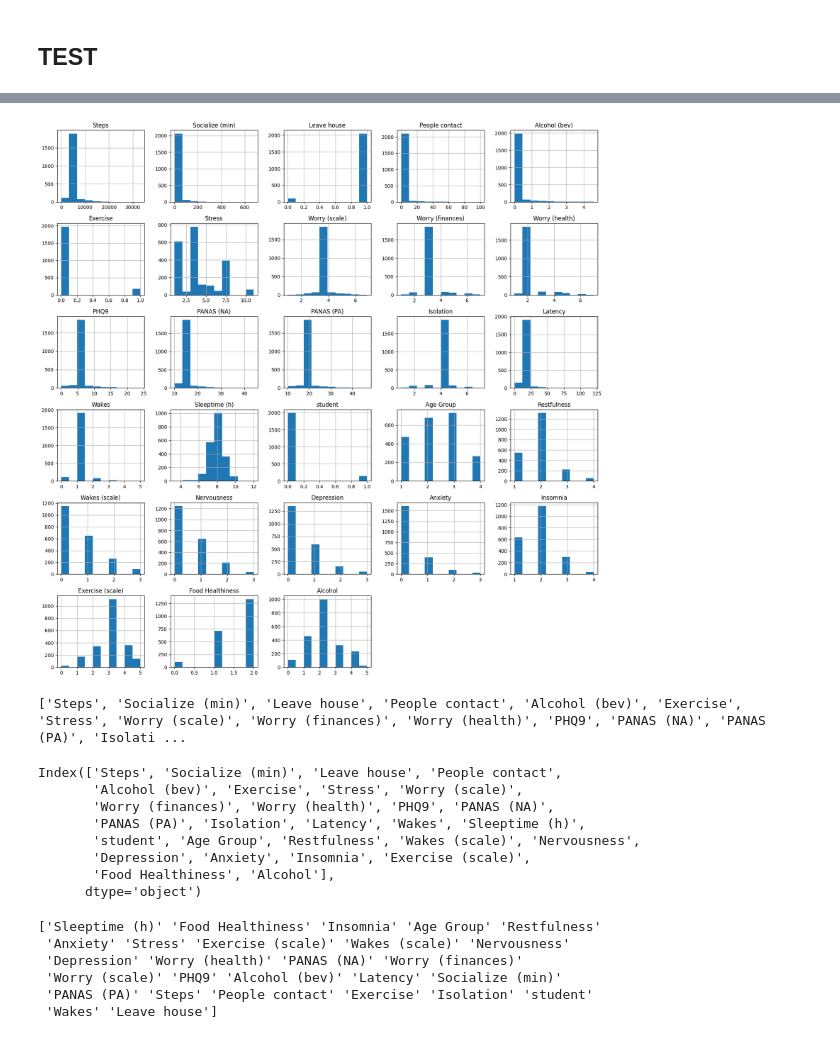
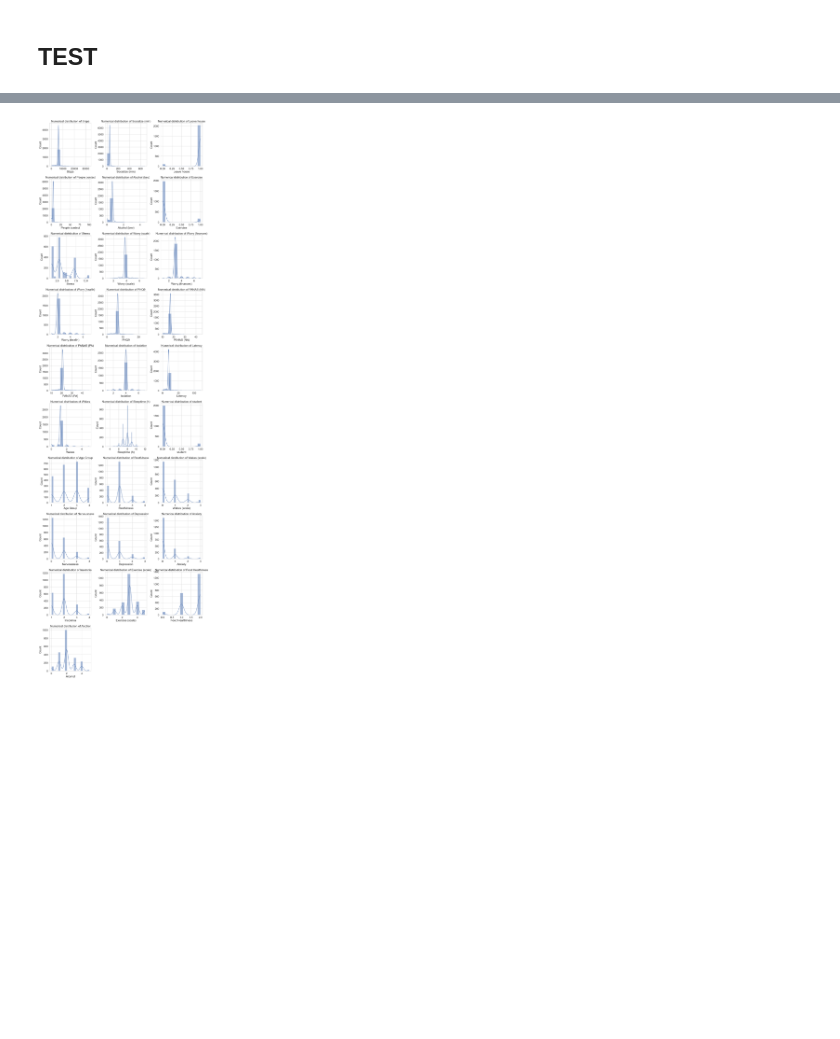
Before and after one commit to heksaani/DataScienceProject, a Jupyter notebook: analysis/randomforest.ipynb, the cells around one changed output, grey strips where cells are left out. Saved outputs shown, nothing was run; the diff lists cells and outputs as text; code cells hidden in the pictures; blank space fills up the shorter version.

```diff
--- a/analysis/randomforest.ipynb
+++ b/analysis/randomforest.ipynb
@@ -101,12 +76,0 @@ dtype: int64
-# %%
-# plot the distribution of the values in the dataset
-df.hist(figsize=(20,20))
-plt.show()
-# %% [output]
-[figure, removed]
-# %%
-# get the columns names
-cols = df.columns.tolist()
-print(cols)
-# %% [output]
-['Steps', 'Socialize (min)', 'Leave house', 'People contact', 'Alcohol (bev)', 'Exercise', 'Stress', 'Worry (scale)', 'Worry (finances)', 'Worry (health)', 'PHQ9', 'PANAS (NA)', 'PANAS (PA)', 'Isolati ...
@@ -125,14 +77,38 @@ cat_columns = ['Age Group', 'Leave house', 'Exercise', 'Stress', 'Worry (health)
-# %%
-print(df.columns)
-# %% [output]
-Index(['Steps', 'Socialize (min)', 'Leave house', 'People contact',
-       'Alcohol (bev)', 'Exercise', 'Stress', 'Worry (scale)',
-       'Worry (finances)', 'Worry (health)', 'PHQ9', 'PANAS (NA)',
-       'PANAS (PA)', 'Isolation', 'Latency', 'Wakes', 'Sleeptime (h)',
-       'student', 'Age Group', 'Restfulness', 'Wakes (scale)', 'Nervousness',
-       'Depression', 'Anxiety', 'Insomnia', 'Exercise (scale)',
-       'Food Healthiness', 'Alcohol'],
-      dtype='object')
+# %%
+# plot the columns:
+# Number of columns you have
+n = len(df.columns)
+
+# Setting up the grid
+ncols = 3  # number of columns in the grid
+nrows = n // ncols  # number of rows in the grid
+if n % ncols != 0:  # add an extra row if needed
+    nrows += 1
+
+fig, axes = plt.subplots(nrows=nrows, ncols=ncols, figsize=(15, 5 * nrows))
+
+# Flatten the axes array to make indexing easier
+axes = axes.flatten()
+
+# Loop through all columns and corresponding subplot
+for i, col in enumerate(df.columns):
+    ax = axes[i]
+
+    if df[col].dtype == 'object':  # Categorical Data
+        sns.countplot(x=col, data=df, ax=ax)
+        ax.set_title(f'Categorical distribution of {col}')
+    else:  # Numerical Data
+        sns.histplot(df[col], kde=True, ax=ax)
+        ax.set_title(f'Numerical distribution of {col}')
+
+# Remove any empty subplots
+for i in range(n, nrows * ncols):
+    fig.delaxes(axes[i])
+
+plt.tight_layout()
+plt.show()
+# %% [output]
+[figure, added]
 # %%
 # target variable is the Restfulness and the features are all the other columns
 y = df['Restfulness']
@@ -158,16 +130,6 @@ sorted_index = np.argsort(importances)[::-1]
 
 # get the names of the features
 labels = np.array(cols)[sorted_index]
-
-
-print (labels)
-# %% [output]
-['Sleeptime (h)' 'Food Healthiness' 'Insomnia' 'Age Group' 'Restfulness'
- 'Anxiety' 'Stress' 'Exercise (scale)' 'Wakes (scale)' 'Nervousness'
- 'Depression' 'Worry (health)' 'PANAS (NA)' 'Worry (finances)'
- 'Worry (scale)' 'PHQ9' 'Alcohol (bev)' 'Latency' 'Socialize (min)'
- 'PANAS (PA)' 'Steps' 'People contact' 'Exercise' 'Isolation' 'student'
- 'Wakes' 'Leave house']
 # %%
 # plot the importance of the features
 plt.figure(figsize=(20, 10))
```
Also changed, not shown: parts of 11 cells of this notebook, 2 other files.
